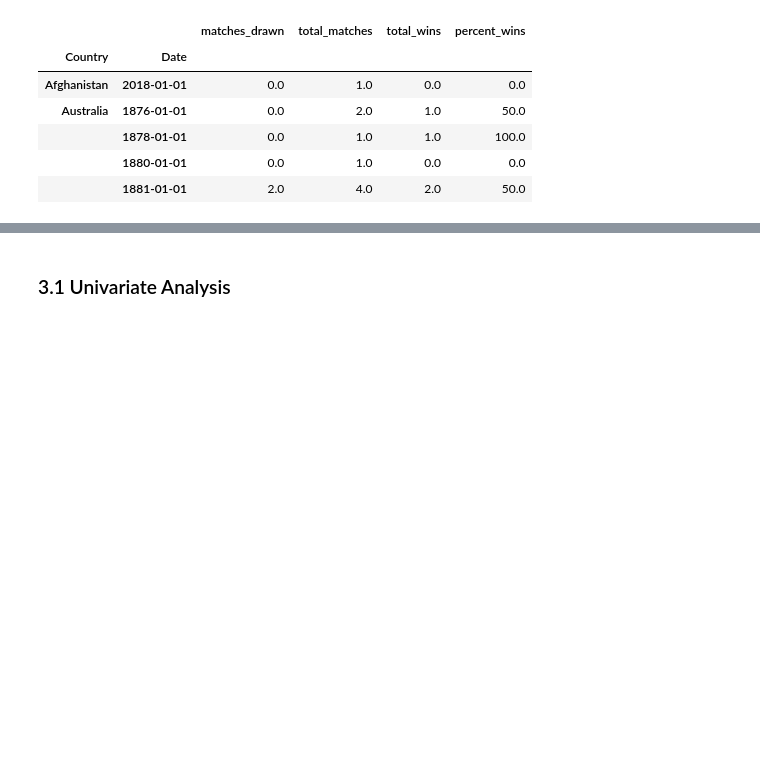
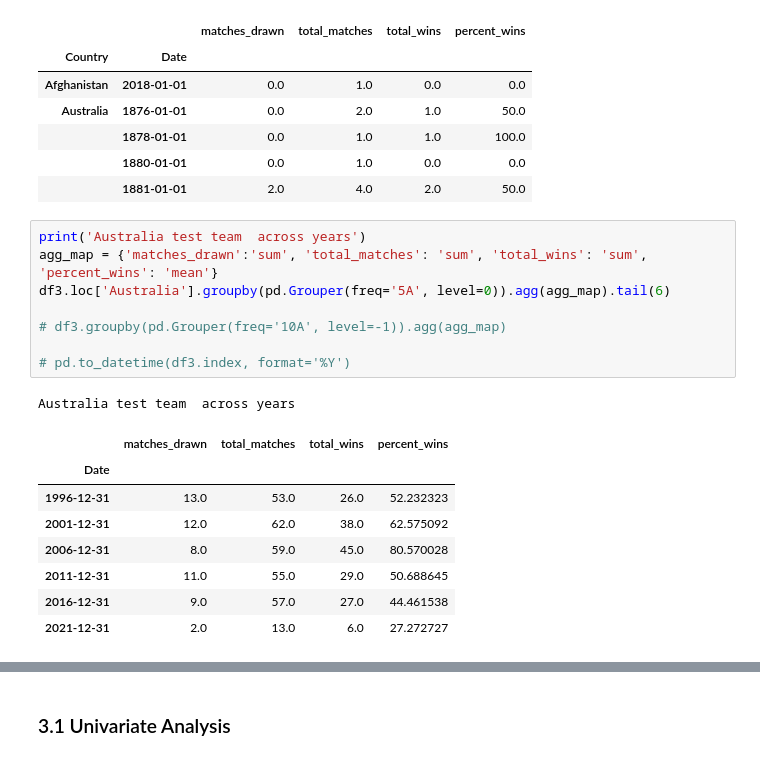
Before and after one commit to si-sa/Cricket-test-series-data, a Jupyter notebook: Cricket all test series web scraped data - Analysis and Exploration.ipynb, the cells around one changed output, grey strips where cells are left out. Saved outputs shown, nothing was run; the diff lists cells and outputs as text; blank space fills up the shorter version.

```diff
--- a/Cricket all test series web scraped data - Analysis and Exploration.ipynb
+++ b/Cricket all test series web scraped data - Analysis and Exploration.ipynb
@@ -530,4 +522,22 @@ df3.head()
 |  | 1878-01-01 | 0.0 | 1.0 | 1.0 | 100.0 |
 |  | 1880-01-01 | 0.0 | 1.0 | 0.0 | 0.0 |
 |  | 1881-01-01 | 2.0 | 4.0 | 2.0 | 50.0 |
+# %%
+print('Australia test team  across years')
+agg_map = {'matches_drawn':'sum', 'total_matches': 'sum', 'total_wins': 'sum', 'percent_wins': 'mean'}
+df3.loc['Australia'].groupby(pd.Grouper(freq='5A', level=0)).agg(agg_map).tail(6)
+
+# df3.groupby(pd.Grouper(freq='10A', level=-1)).agg(agg_map)
+
+# pd.to_datetime(df3.index, format='%Y')
+# %% [output]
+Australia test team  across years
+|  | matches_drawn | total_matches | total_wins | percent_wins |
+| Date |  |  |  |  |
+| 1996-12-31 | 13.0 | 53.0 | 26.0 | 52.232323 |
+| 2001-12-31 | 12.0 | 62.0 | 38.0 | 62.575092 |
+| 2006-12-31 | 8.0 | 59.0 | 45.0 | 80.570028 |
+| 2011-12-31 | 11.0 | 55.0 | 29.0 | 50.688645 |
+| 2016-12-31 | 9.0 | 57.0 | 27.0 | 44.461538 |
+| 2021-12-31 | 2.0 | 13.0 | 6.0 | 27.272727 |
 # %%
```
Also changed, not shown: parts of 6 cells of this notebook.
